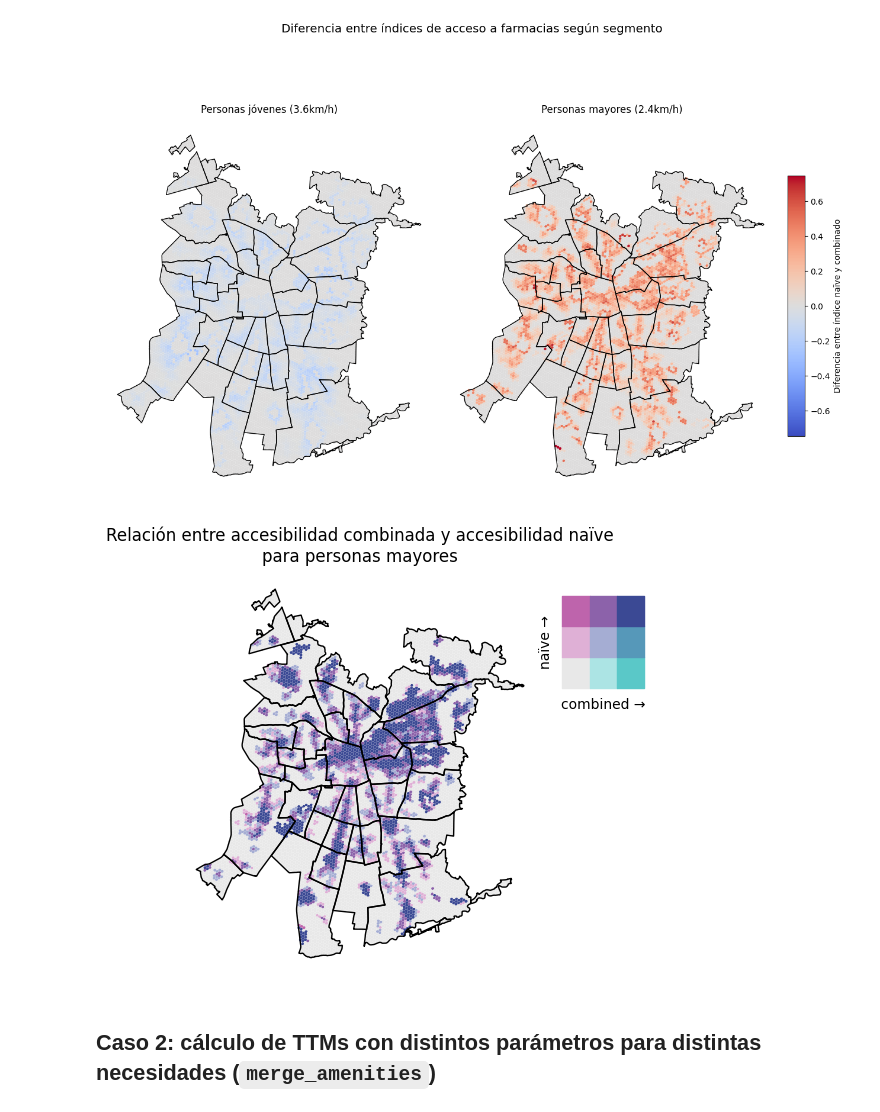
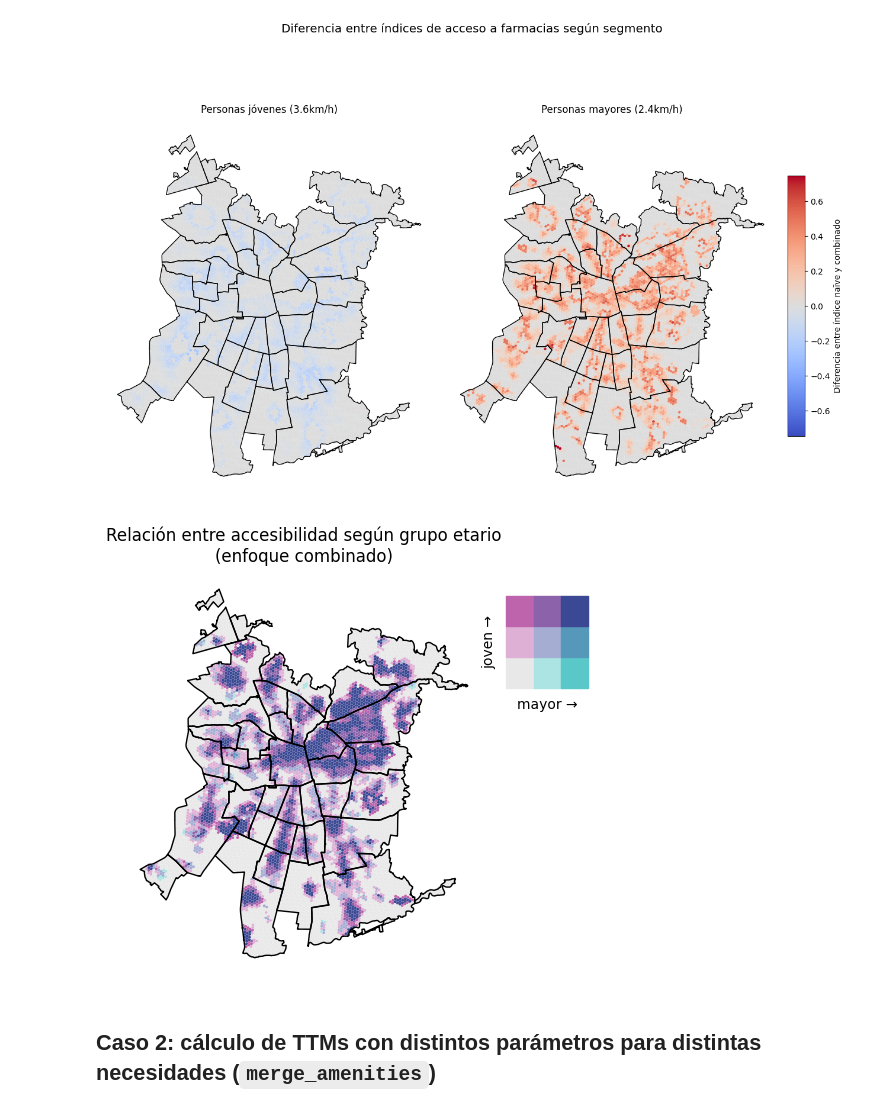
Before and after one commit to claugaete/x-minute-chile, a Jupyter notebook: notebooks/use-cases/merge_ttms.ipynb, the cells around one changed output. Drawn from its saved outputs; the diff is of its cells as text; code cells hidden in the pictures.

```diff
--- a/notebooks/use-cases/merge_ttms.ipynb
+++ b/notebooks/use-cases/merge_ttms.ipynb
@@ -381,21 +381,20 @@ plt.savefig(IMG_PATH / "age_segment_difference.pdf")
 # %%
 from mapclassify.classifiers import NaturalBreaks
 
 ax = acc_combined_mayor.visualize.bivariate_choropleth(
-    acc_all_mayor.gdf["farmacias"].rename("naïve"),
-    acc_combined_mayor.gdf["farmacias"].rename("combined"),
+    acc_combined_joven.gdf["farmacias"].rename("joven"),
+    acc_combined_mayor.gdf["farmacias"].rename("mayor"),
     classifier=NaturalBreaks,
 )
 ax.set_axis_off()
 ax.set_title(
-    "Relación entre accesibilidad combinada y accesibilidad naïve\n"
-    "para personas mayores"
+    "Relación entre accesibilidad según grupo etario\n(enfoque combinado)"
 )
 
 plt.tight_layout()
 plt.savefig(IMG_PATH / "age_segment_bivariate.pdf")
 # %% [output]
-[figure, old version]
+[figure, new version]
 # %% [markdown]
 ## Caso 2: cálculo de TTMs con distintos parámetros para distintas necesidades (`merge_amenities`)
 # %% [markdown]
```
Also changed, not shown: 1 other file.
